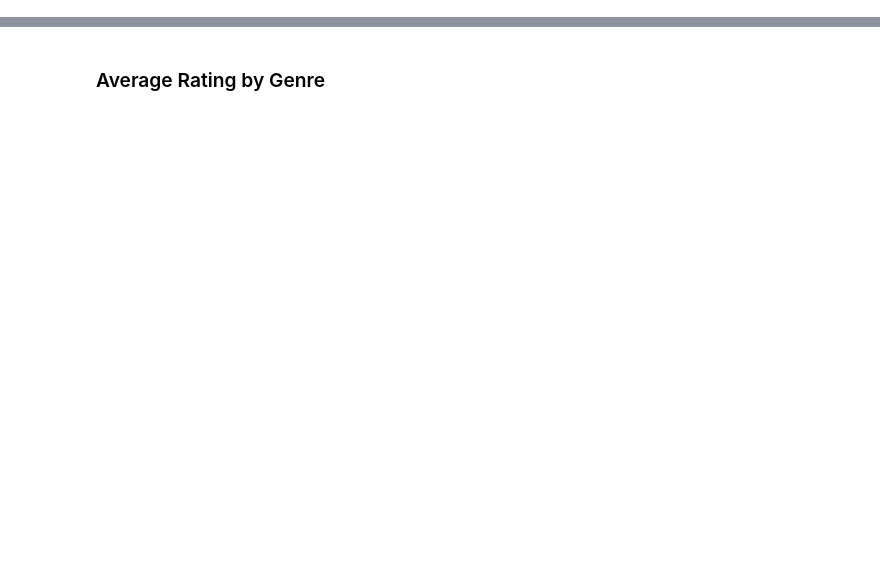
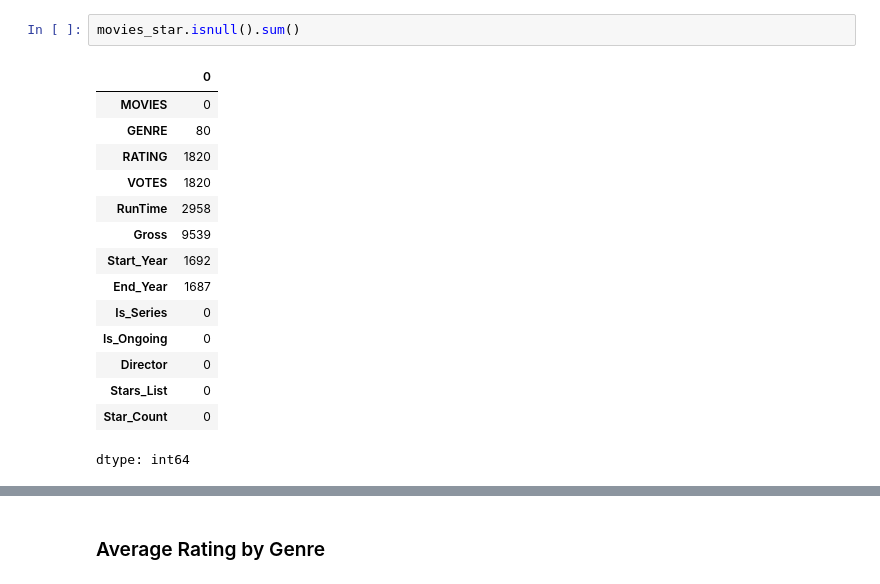
Before and after one commit to mayanksreal/data-preparation, a Jupyter notebook: 07_Cleanup_Exercise.ipynb, the cells around one changed output, grey strips where cells are left out. Saved outputs shown, nothing was run; the diff lists cells and outputs as text; blank space fills up the shorter version.

```diff
--- a/07_Cleanup_Exercise.ipynb
+++ b/07_Cleanup_Exercise.ipynb
@@ -400,0 +442,18 @@ dtype: int64
+# %%
+movies_star.isnull().sum()
+# %% [output]
+|  | 0 |
+| MOVIES | 0 |
+| GENRE | 80 |
+| RATING | 1820 |
+| VOTES | 1820 |
+| RunTime | 2958 |
+| Gross | 9539 |
+| Start_Year | 1692 |
+| End_Year | 1687 |
+| Is_Series | 0 |
+| Is_Ongoing | 0 |
+| Director | 0 |
+| Stars_List | 0 |
+| Star_Count | 0 |
+dtype: int64
```
Also changed, not shown: parts of 139 cells of this notebook.
